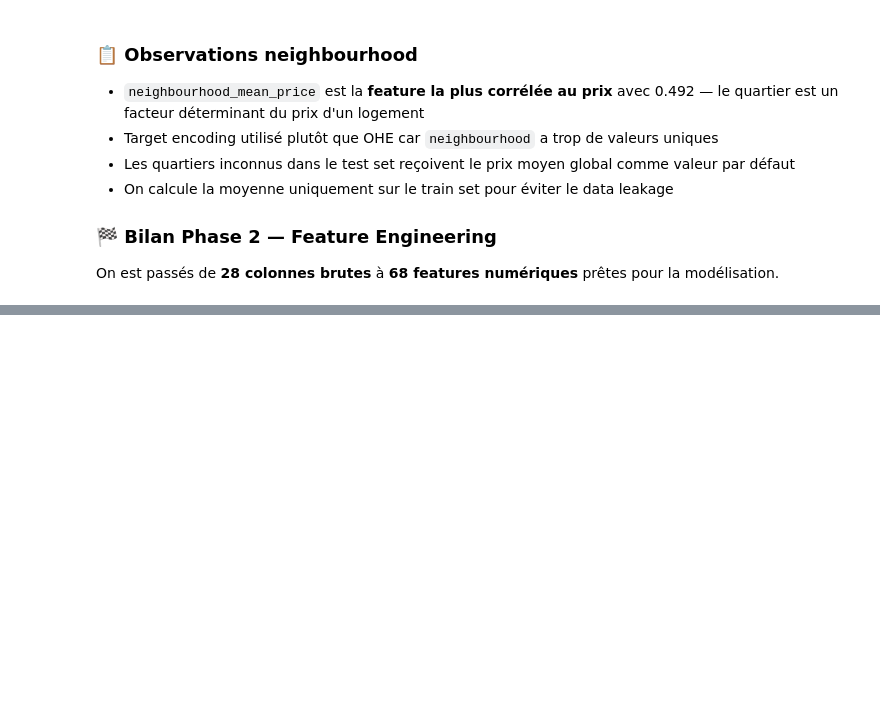
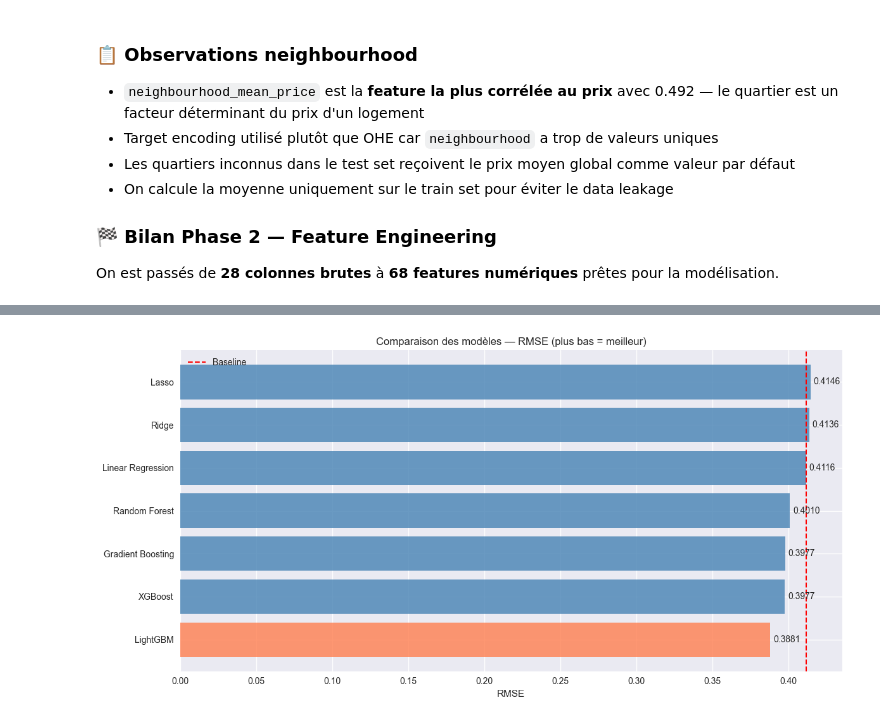
Before and after one commit to GingaShift/airbnb-price-oracle, a Jupyter notebook: notebooks/airbnb_price_oracle.ipynb, the cells around one changed output, grey strips where cells are left out. Saved outputs shown, nothing was run; the diff lists cells and outputs as text; code cells hidden in the pictures; blank space fills up the shorter version.

Commit message:
final model

```diff
--- a/notebooks/airbnb_price_oracle.ipynb
+++ b/notebooks/airbnb_price_oracle.ipynb
@@ -1115,0 +1211,13 @@ prêtes pour la modélisation.
+# %%
+# Dictionnaire de tous les modèles à tester
+models = {
+    'Linear Regression'   : LinearRegression(),
+    'Ridge'               : Ridge(alpha=1.0),
+    'Lasso'               : Lasso(alpha=0.001),
+    'Random Forest'       : RandomForestRegressor(n_estimators=100, random_state=42, n_jobs=-1),
+    'Gradient Boosting'   : GradientBoostingRegressor(n_estimators=100, random_state=42),
+    'XGBoost'             : XGBRegressor(n_estimators=100, random_state=42,
+                                         verbosity=0, n_jobs=-1),
+    'LightGBM'            : LGBMRegressor(n_estimators=100, random_state=42,
+                                          verbose=-1, n_jobs=-1)
+}
@@ -1115,0 +1264,31 @@ prêtes pour la modélisation.
+# %%
+# Tri des modèles par RMSE croissant
+results_sorted = dict(sorted(results.items(), key=lambda x: x[1]))
+
+fig, ax = plt.subplots(figsize=(12, 6))
+colors = ['coral' if v == min(results_sorted.values())
+          else 'steelblue' for v in results_sorted.values()]
+
+bars = ax.barh(list(results_sorted.keys()),
+               list(results_sorted.values()),
+               color=colors, alpha=0.8)
+
+# Ligne baseline
+ax.axvline(x=results['Linear Regression'],
+           color='red', linestyle='--',
+           linewidth=1.5, label='Baseline')
+
+# Valeurs sur les barres
+for bar, val in zip(bars, results_sorted.values()):
+    ax.text(val + 0.002, bar.get_y() + bar.get_height()/2,
+            f'{val:.4f}', va='center', fontsize=10)
+
+ax.set_title('Comparaison des modèles — RMSE (plus bas = meilleur)')
+ax.set_xlabel('RMSE')
+ax.legend()
+
+plt.tight_layout()
+plt.savefig('../outputs/model_comparison.png', dpi=150, bbox_inches='tight')
+plt.show()
+# %% [output]
+[figure, added]
```
Also changed, not shown: parts of 23 cells of this notebook, 4 other files.
